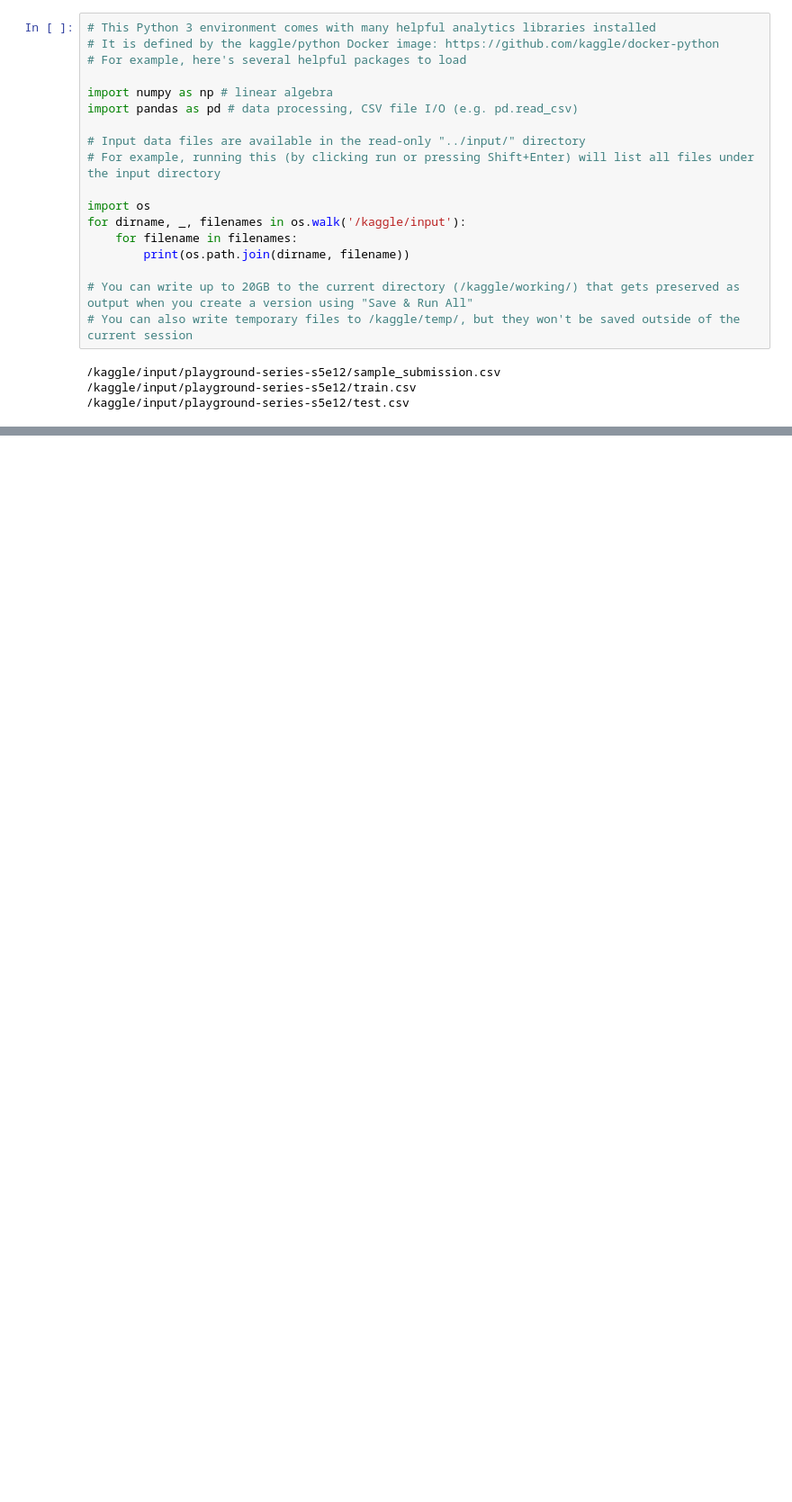
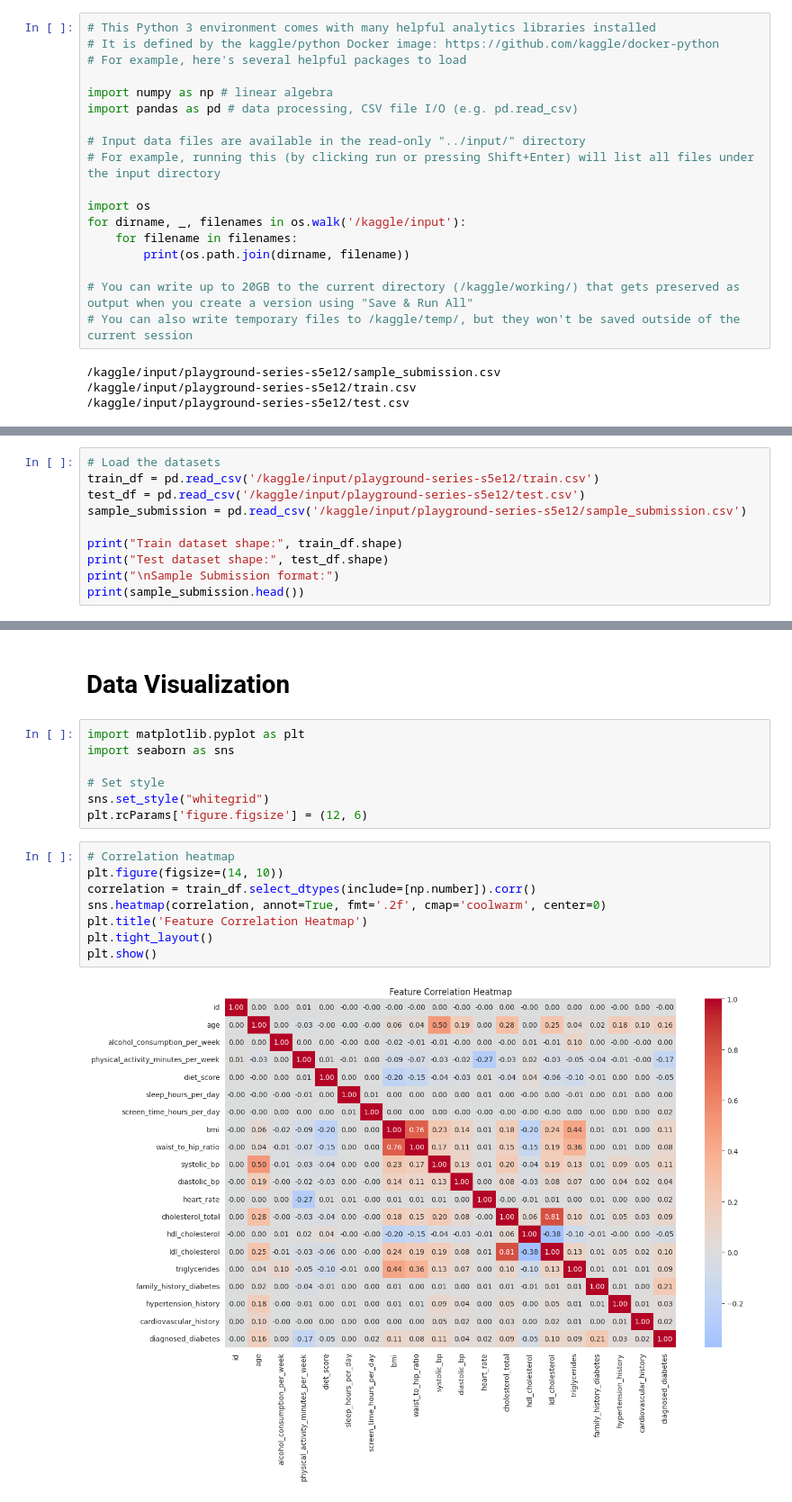
Before and after one commit to nitinya9av/diabetes_prediction, a Jupyter notebook: diabetes-prediction.ipynb, the cells around one changed output, grey strips where cells are left out. Shown at 90% size. Cells and saved outputs as stored; diff of their text form; blank space fills up the shorter version.

```diff
--- a/diabetes-prediction.ipynb
+++ b/diabetes-prediction.ipynb
@@ -22,0 +25,10 @@ for dirname, _, filenames in os.walk('/kaggle/input'):
+# %%
+# Load the datasets
+train_df = pd.read_csv('/kaggle/input/playground-series-s5e12/train.csv')
+test_df = pd.read_csv('/kaggle/input/playground-series-s5e12/test.csv')
+sample_submission = pd.read_csv('/kaggle/input/playground-series-s5e12/sample_submission.csv')
+
+print("Train dataset shape:", train_df.shape)
+print("Test dataset shape:", test_df.shape)
+print("\nSample Submission format:")
+print(sample_submission.head())
@@ -22,0 +118,19 @@ for dirname, _, filenames in os.walk('/kaggle/input'):
+# %% [markdown]
+# Data Visualization
+# %%
+import matplotlib.pyplot as plt
+import seaborn as sns
+
+# Set style
+sns.set_style("whitegrid")
+plt.rcParams['figure.figsize'] = (12, 6)
+# %%
+# Correlation heatmap
+plt.figure(figsize=(14, 10))
+correlation = train_df.select_dtypes(include=[np.number]).corr()
+sns.heatmap(correlation, annot=True, fmt='.2f', cmap='coolwarm', center=0)
+plt.title('Feature Correlation Heatmap')
+plt.tight_layout()
+plt.show()
+# %% [output]
+[figure, added]
```
Also changed, not shown: parts of 22 cells of this notebook.
